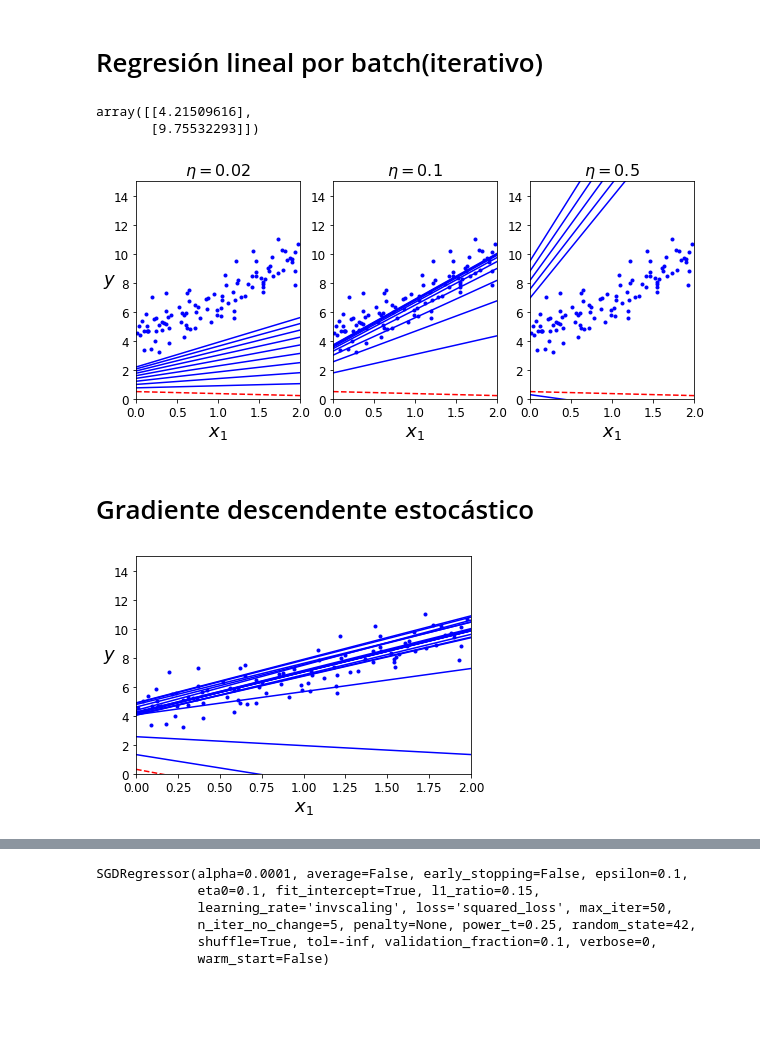
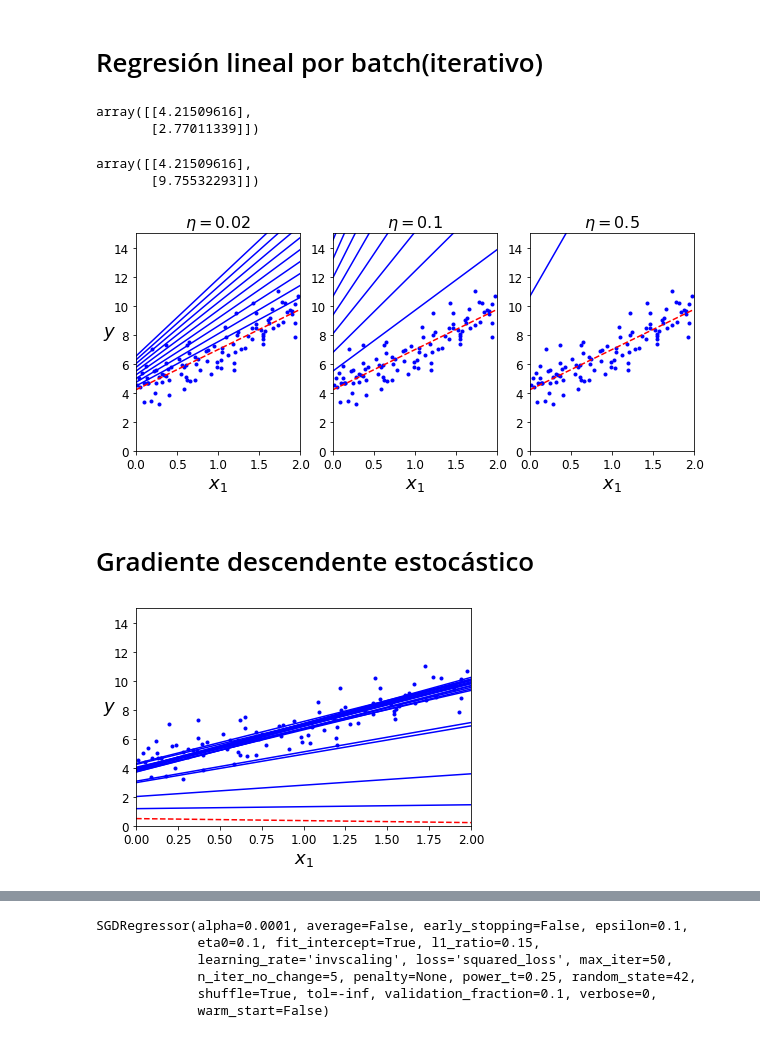
Before and after one commit to diegostaPy/cursoIA, a Jupyter notebook: Clase3/Regresion.ipynb, the cells around one changed output, grey strips where cells are left out. Cells and saved outputs as stored; diff of their text form; code cells hidden in the pictures; blank space fills up the shorter version.

```diff
--- a/Clase3/Regresiones.ipynb
+++ b/Clase3/Regresion.ipynb
@@ -35,6 +96,7 @@ plt.show()
 # %%
-X_b = np.c_[np.ones((100, 1)), X]  # montar la matrix B
-mejor_ajuste = np.linalg.inv(X_b.T.dot(X_b)).dot(X_b.T).dot(y)
+A = np.c_[np.ones((100, 1)), X]  # montar la matriz
+b=y
+mejor_ajuste = np.linalg.inv(A.T.dot(A)).dot(A.T).dot(b) #w
 # %%
 mejor_ajuste
 # %% [output]
@@ -92,8 +154,8 @@ array([[4.21509616],
 lr = 0.1
 n_iteraciones = 1000
 m = 100
-parametros = np.random.randn(2,1)
+w = np.random.randn(2,1)
 
 for iteraciones in range(n_iteraciones):
-    gradiente = 2/m * X_b.T.dot(X_b.dot( parametros) - y)
-    parametros= parametros - lr* gradiente
+    gradiente = 2/m * A.T.dot(A.dot( w) - y)
+    w= w - lr* gradiente
@@ -102 +162,6 @@ for iteraciones in range(n_iteraciones):
+# %%
+w
+# %% [output]
+array([[4.21509616],
+       [2.77011339]])
 # %%
@@ -107,17 +172,17 @@ array([[4.21509616],
 # %%
 theta_path_bgd = []
 
-def graficarDescensoGradiente(theta, eta, theta_path=None):
-    m = len(X_b)
+def graficarDescensoGradiente(w, eta, theta_path=None):
+    m = len(A)
     plt.plot(X, y, "b.")
     n_iterations = 1000
     for iteration in range(n_iterations):
         if iteration < 10:
-            y_predict = X_new_b.dot(theta)
+            y_predict = X_nuevo_b.dot(w)
             style = "b-" if iteration > 0 else "r--"
-            plt.plot(X_new, y_predict, style)
-        gradients = 2/m * X_b.T.dot(X_b.dot(theta) - y)
-        theta = theta - eta * gradients
+            plt.plot(X_nuevo, y_predict, style)
+        gradients = 2/m * A.T.dot(A.dot(theta) - y)
+        w = w - eta * gradients
         if theta_path is not None:
             theta_path.append(theta)
     plt.xlabel("$x_1$", fontsize=18)
@@ -126,16 +191,16 @@ def graficarDescensoGradiente(theta, eta, theta_path=None):
 # %%
 np.random.seed(42)
 theta = np.random.randn(2,1)  # random initialization
 
 plt.figure(figsize=(10,4))
-plt.subplot(131); plot_gradient_descent(theta, eta=0.02)
+plt.subplot(131); graficarDescensoGradiente(w, eta=0.02)
 plt.ylabel("$y$", rotation=0, fontsize=18)
-plt.subplot(132); plot_gradient_descent(theta, eta=0.1, theta_path=theta_path_bgd)
-plt.subplot(133); plot_gradient_descent(theta, eta=0.5)
+plt.subplot(132); graficarDescensoGradiente(w, eta=0.1, theta_path=theta_path_bgd)
+plt.subplot(133); graficarDescensoGradiente(w, eta=0.5)
 
 plt.show()
 # %% [output]
-[figure, old version]
+[figure, new version]
 # %% [markdown]
 # Gradiente descendente estocástico
 # %%
@@ -154,11 +219,11 @@ theta = np.random.randn(2,1)  # random initialization
 for epoch in range(n_epochs):
     for i in range(m):
         if epoch == 0 and i < 20:                    # not shown in the book
-            y_predict = X_new_b.dot(theta)           # not shown
+            y_predict = X_nuevo_b.dot(theta)           # not shown
             style = "b-" if i > 0 else "r--"         # not shown
-            plt.plot(X_new, y_predict, style)        # not shown
+            plt.plot(X_nuevo, y_predict, style)        # not shown
         random_index = np.random.randint(m)
-        xi = X_b[random_index:random_index+1]
+        xi = A[random_index:random_index+1]
         yi = y[random_index:random_index+1]
         gradients = 2 * xi.T.dot(xi.dot(theta) - yi)
         eta = learning_schedule(epoch * m + i)
@@ -171,7 +236,7 @@ plt.ylabel("$y$", rotation=0, fontsize=18)           # not shown
 plt.axis([0, 2, 0, 15])                                # not shown
 plt.show()                                           # not shown
 # %% [output]
-[figure, old version]
+[figure, new version]
 # %%
 theta
 # %% [output]
```
Also changed, not shown: parts of 37 cells of this notebook, 4 other files.
